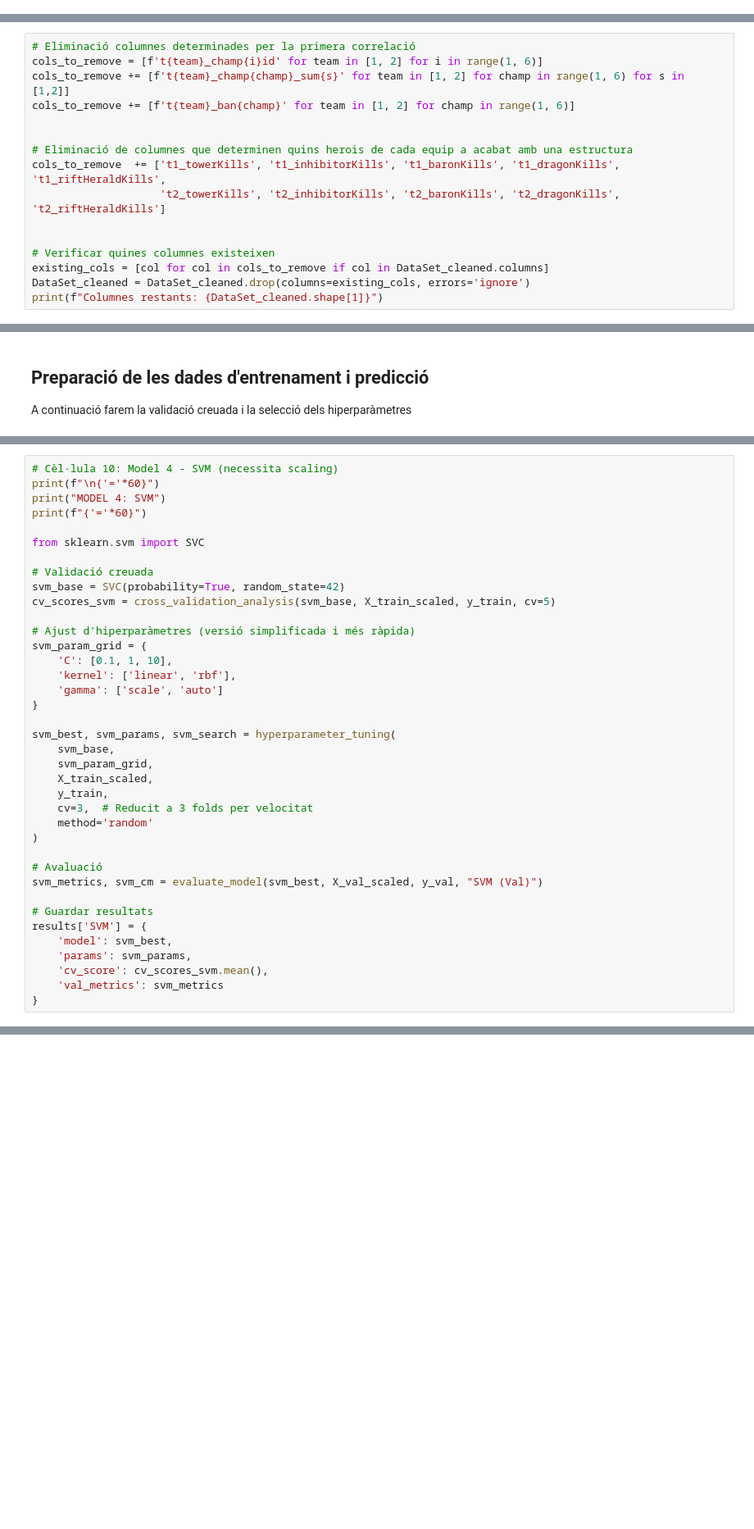
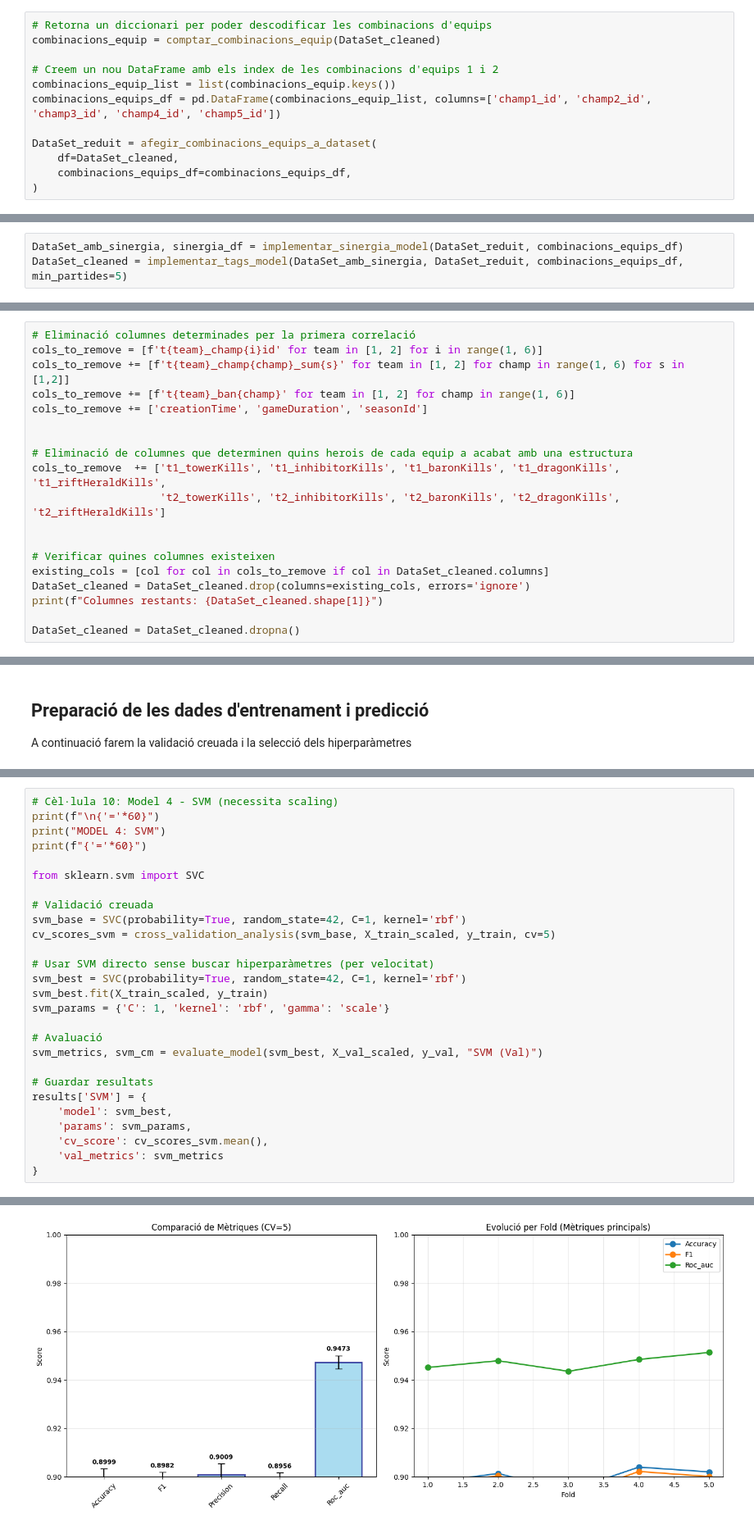
Before and after one commit to NIU1710545/Kaggle-Code, a Jupyter notebook: Selecció de Model/Demo2/Models-2.ipynb, the cells around one changed output, grey strips where cells are left out. Shown at 82% size. Cells and saved outputs as stored; diff of their text form; blank space fills up the shorter version.

Commit message:
Model 2

```diff
--- a/Selecció de Model/Demo2/Models-2.ipynb
+++ b/Selecció de Model/Demo2/Models-2.ipynb
@@ -49,0 +55,12 @@ Com hem determinat al final del document de **Correlació**, eliminarem els atri
+# %%
+# Retorna un diccionari per poder descodificar les combinacions d'equips
+combinacions_equip = comptar_combinacions_equip(DataSet_cleaned)
+
+# Creem un nou DataFrame amb els index de les combinacions d'equips 1 i 2
+combinacions_equip_list = list(combinacions_equip.keys())
+combinacions_equips_df = pd.DataFrame(combinacions_equip_list, columns=['champ1_id', 'champ2_id', 'champ3_id', 'champ4_id', 'champ5_id'])
+
+DataSet_reduit = afegir_combinacions_equips_a_dataset(
+    df=DataSet_cleaned,
+    combinacions_equips_df=combinacions_equips_df,
+)
@@ -49,0 +78,3 @@ Com hem determinat al final del document de **Correlació**, eliminarem els atri
+# %%
+DataSet_amb_sinergia, sinergia_df = implementar_sinergia_model(DataSet_reduit, combinacions_equips_df)
+DataSet_cleaned = implementar_tags_model(DataSet_amb_sinergia, DataSet_reduit, combinacions_equips_df, min_partides=5)
@@ -52,6 +101,7 @@ Com hem determinat al final del document de **Correlació**, eliminarem els atri
 cols_to_remove = [f't{team}_champ{i}id' for team in [1, 2] for i in range(1, 6)]
 cols_to_remove += [f't{team}_champ{champ}_sum{s}' for team in [1, 2] for champ in range(1, 6) for s in [1,2]]
 cols_to_remove += [f't{team}_ban{champ}' for team in [1, 2] for champ in range(1, 6)]
+cols_to_remove += ['creationTime', 'gameDuration', 'seasonId']
 
 
 # Eliminació de columnes que determinen quins herois de cada equip a acabat amb una estructura
@@ -63,3 +113,5 @@ cols_to_remove  += ['t1_towerKills', 't1_inhibitorKills', 't1_baronKills', 't1_d
 existing_cols = [col for col in cols_to_remove if col in DataSet_cleaned.columns]
 DataSet_cleaned = DataSet_cleaned.drop(columns=existing_cols, errors='ignore')
 print(f"Columnes restants: {DataSet_cleaned.shape[1]}")
+
+DataSet_cleaned = DataSet_cleaned.dropna()
@@ -242,24 +481,13 @@ print(f"{'='*60}")
 from sklearn.svm import SVC
 
 # Validació creuada
-svm_base = SVC(probability=True, random_state=42)
+svm_base = SVC(probability=True, random_state=42, C=1, kernel='rbf')
 cv_scores_svm = cross_validation_analysis(svm_base, X_train_scaled, y_train, cv=5)
 
-# Ajust d'hiperparàmetres (versió simplificada i més ràpida)
-svm_param_grid = {
-    'C': [0.1, 1, 10],
-    'kernel': ['linear', 'rbf'],
-    'gamma': ['scale', 'auto']
-}
-
-svm_best, svm_params, svm_search = hyperparameter_tuning(
-    svm_base,
-    svm_param_grid,
-    X_train_scaled,
-    y_train,
-    cv=3,  # Reducit a 3 folds per velocitat
-    method='random'
-)
+# Usar SVM directo sense buscar hiperparàmetres (per velocitat)
+svm_best = SVC(probability=True, random_state=42, C=1, kernel='rbf')
+svm_best.fit(X_train_scaled, y_train)
+svm_params = {'C': 1, 'kernel': 'rbf', 'gamma': 'scale'}
 
 # Avaluació
 svm_metrics, svm_cm = evaluate_model(svm_best, X_val_scaled, y_val, "SVM (Val)")
@@ -271,3 +499,4 @@ results['SVM'] = {
     'cv_score': cv_scores_svm.mean(),
     'val_metrics': svm_metrics
 }
+# %% [output]
@@ -273,0 +520 @@ results['SVM'] = {
+[figure, added]
```
Also changed, not shown: parts of 25 cells of this notebook, 1 other file.
